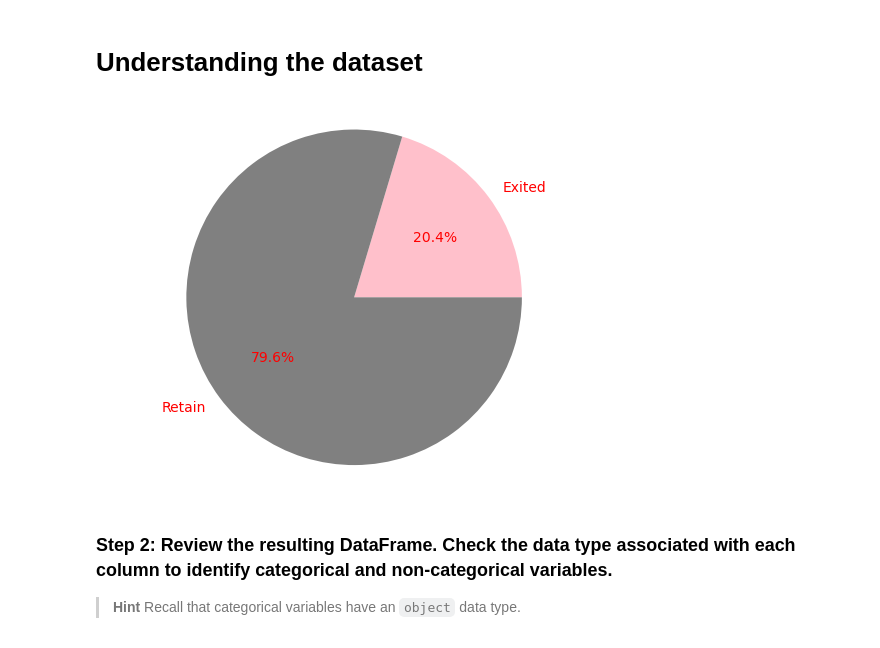
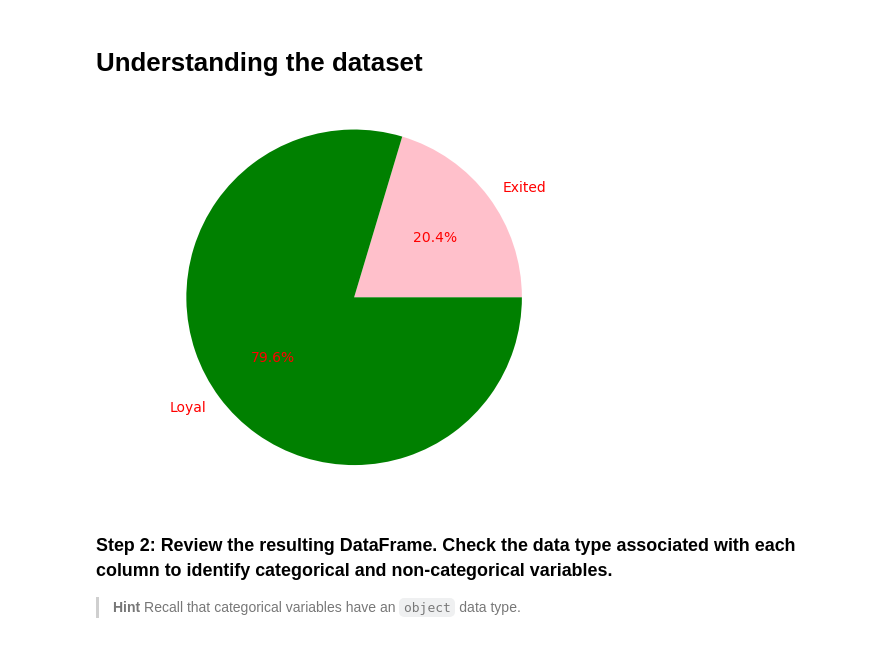
Before and after one commit to apakuki/FinTechBC-Project2, a Jupyter notebook: predicting_customer_attrition.ipynb, the cells around one changed output. Saved outputs shown, nothing was run; the diff lists cells and outputs as text; code cells hidden in the pictures.

```diff
--- a/predicting_customer_attrition.ipynb
+++ b/predicting_customer_attrition.ipynb
@@ -84,18 +84,18 @@ dtype: int64
 # %%
 # plot the pie chart of customer retention rate
 import matplotlib.pyplot as plt
 Exited = customer_df[customer_df['Exited']==1].shape[0]
-Retain = customer_df[customer_df['Exited']==0].shape[0]
-labels = ['Exited', 'Retain']
+Loyal = customer_df[customer_df['Exited']==0].shape[0]
+labels = ['Exited', 'Loyal']
 sizes = [Exited, Retain]
-colors = ['pink', 'grey']
+colors = ['pink', 'green']
 plt.pie(sizes, labels=labels,colors=colors, autopct='%1.1f%%')
 plt.axis('equal')
 for label in plt.gcf().get_axes()[0].texts:
     label.set_color('red')
 plt.show()
 # %% [output]
-[figure, old version]
+[figure, new version]
 # %% [markdown]
 ### Step 2: Review the resulting DataFrame. Check the data type associated with each column to identify categorical and non-categorical variables.
 
```
Also changed, not shown: parts of 15 cells of this notebook.
